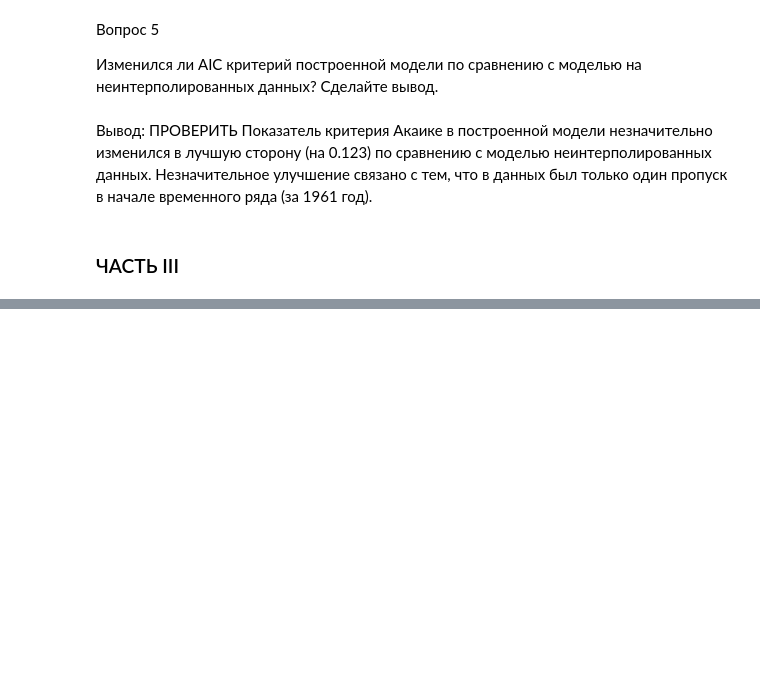
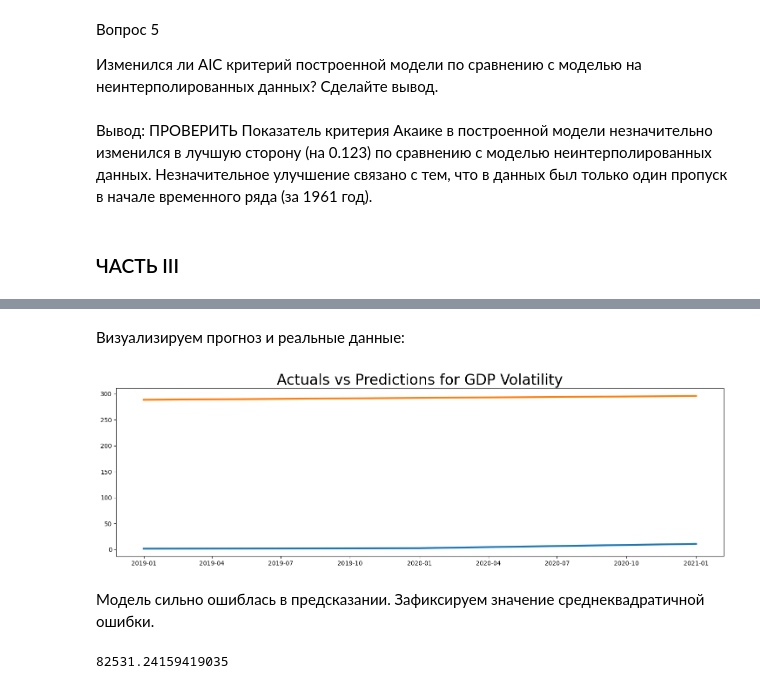
Before and after one commit to AlexGorel/IDE_NEW, a Jupyter notebook: MATH&ML-13. Временные ряды. Часть II/project-Part1_AlexGorel.ipynb, the cells around one changed output, grey strips where cells are left out. Drawn from its saved outputs; the diff is of its cells as text; code cells hidden in the pictures; blank space fills up the shorter version.

```diff
--- a/MATH&ML-13. Временные ряды. Часть II/project-Part1_AlexGorel.ipynb
+++ b/MATH&ML-13. Временные ряды. Часть II/project-Part1_AlexGorel.ipynb
@@ -574,0 +658,8 @@ Warnings:
+# %%
+garch_df = pd.DataFrame(interpolated_data["vol"].loc[interpolated_data.index])
+garch_df.loc[data_train_int_vol.index, "vol"] = data_train_int_vol["vol"].dropna()
+
+model_arch = arch_model(garch_df["vol"].dropna(), p=1, q=1, vol='GARCH')
+
+model_results_arch = model_arch.fit(last_obs=data_test_int_vol.index[0], update_freq=1)
+model_results_arch.summary()
@@ -574,0 +724,4 @@ Warnings:
+# %%
+predictions_df_arch = data_test_int_vol.copy()
+predictions_df_arch["Predictions"] = model_results_arch.forecast().residual_variance.loc[data_test_int_vol.index]
+predictions_df_arch
@@ -574,0 +734,21 @@ Warnings:
+# %% [markdown]
+Визуализируем прогноз и реальные данные:
+# %%
+plt.rcParams["figure.figsize"] = 18, 5
+
+plt.plot(predictions_df_arch["vol"].abs())
+plt.plot(predictions_df_arch["Predictions"])
+
+plt.title("Actuals vs Predictions for GDP Volatility", size=24)
+
+plt.show()
+# %% [output]
+[figure, added]
+# %% [markdown]
+Модель сильно ошиблась в предсказании. Зафиксируем значение среднеквадратичной ошибки.
+# %%
+mean_squared_error(
+    predictions_df_arch["vol"].abs(), predictions_df_arch["Predictions"]
+)
+# %% [output]
+82531.24159419035
```
Also changed, not shown: parts of 39 cells of this notebook, 1 other file.
